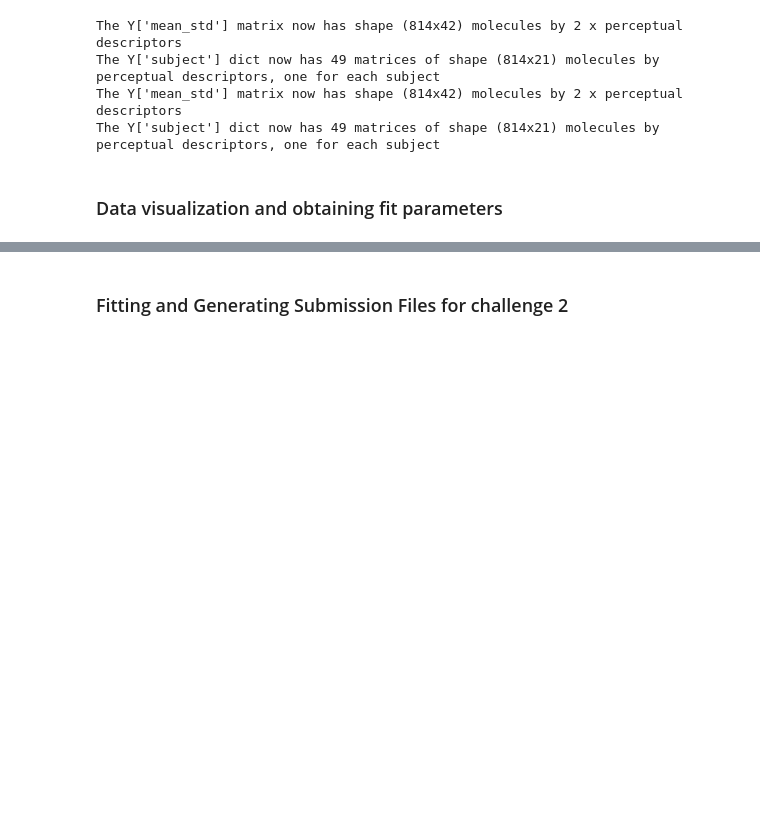
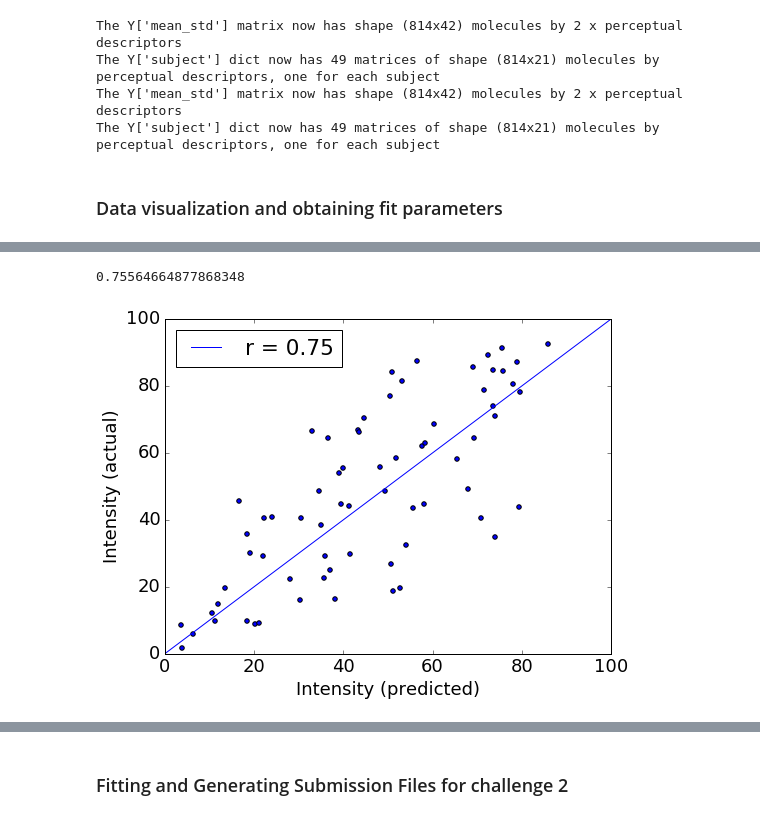
Before and after one commit to dream-olfaction/olfaction-prediction, a Jupyter notebook: opc_python/gerkin/collaborative.ipynb, the cells around one changed output, grey strips where cells are left out. Drawn from its saved outputs; the diff is of its cells as text; code cells hidden in the pictures; blank space fills up the shorter version.

```diff
--- a/opc_python/gerkin/collaborative.ipynb
+++ b/opc_python/gerkin/collaborative.ipynb
@@ -217,0 +218,19 @@ plt.tight_layout()
+# %%
+import matplotlib
+matplotlib.rcParams['font.size'] = 18
+plt.figure(figsize=(8,6))
+intensity = Y_leaderboard['mean_std'][:,0]
+intensity2 = -np.log(100/intensity - 1)
+intensity2 += 0.9*np.random.randn(69)
+intensity2 = 100/(1+np.exp(-intensity2))
+plt.scatter(intensity,intensity2)
+plt.xlabel('Intensity (predicted)')
+plt.ylabel('Intensity (actual)')
+plt.xlim(0,100)
+plt.ylim(0,100)
+plt.plot([0,100],[0,100],label='r = 0.75')
+plt.legend(loc=2)
+np.corrcoef(intensity,intensity2)[0,1]
+# %% [output]
+0.75564664877868348
+[figure, added]
```
Also changed, not shown: parts of 4 cells of this notebook, 2 other files.
